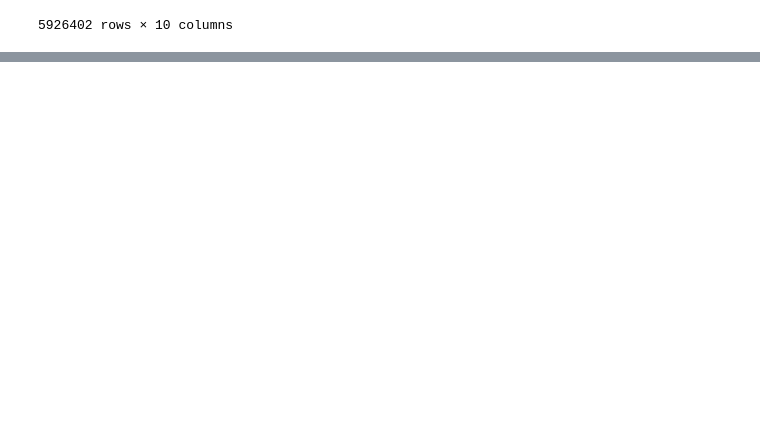
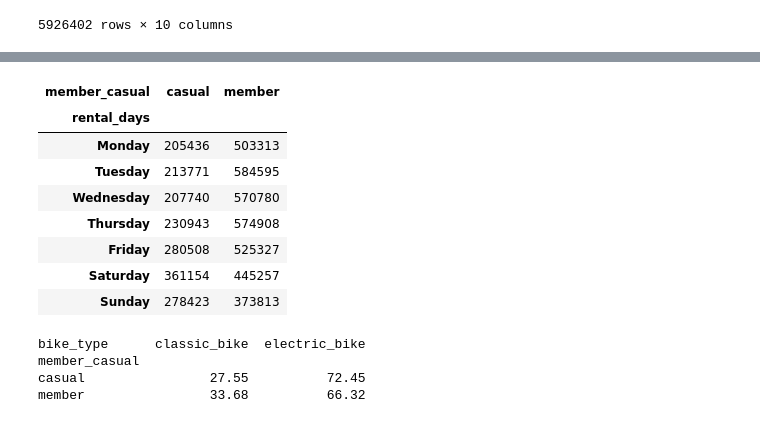
Before and after one commit to Rifaldibon/Cyclistic-Bike---Share-Marketing-Analytics, a Jupyter notebook: analyze_data.ipynb, the cells around one changed output, grey strips where cells are left out. Saved outputs shown, nothing was run; the diff lists cells and outputs as text; code cells hidden in the pictures; blank space fills up the shorter version.

```diff
--- a/analyze_data.ipynb
+++ b/analyze_data.ipynb
@@ -55,0 +213,36 @@ df
+# %%
+# -----------------------------------------------------------------------------
+# Prepare weekday ordering and compute counts by day & membership status
+# - Convert rental_days to a categorical with an explicit order so groupby results are sorted Monday-Sunday.
+# - Group by rental_days and member_casual to get the usage pattern across weekdays/weekends.
+# -----------------------------------------------------------------------------
+
+days_order = ['Monday', 'Tuesday', 'Wednesday', 'Thursday', 'Friday', 'Saturday', 'Sunday']
+
+df['rental_days'] = pd.Categorical(df['rental_days'], categories=days_order, ordered=True)
+
+days_pattern = df.groupby(['rental_days', 'member_casual'], observed=False).size().unstack().sort_values('rental_days')
+days_pattern
+# %% [output]
+| member_casual | casual | member |
+| rental_days |  |  |
+| Monday | 205436 | 503313 |
+| Tuesday | 213771 | 584595 |
+| Wednesday | 207740 | 570780 |
+| Thursday | 230943 | 574908 |
+| Friday | 280508 | 525327 |
+| Saturday | 361154 | 445257 |
+| Sunday | 278423 | 373813 |
+# %%
+# -----------------------------------------------------------------------------
+# Bike type preference by user group
+# Compute normalized counts (percentages) of bike_type within each member_casual group to see preference for electric vs classic bikes.
+# -----------------------------------------------------------------------------
+
+bike_pattern = df.groupby('member_casual')['bike_type'].value_counts(normalize=True).unstack() * 100
+print(bike_pattern.round(2))
+# %% [output]
+bike_type      classic_bike  electric_bike
+member_casual
+casual                27.55          72.45
+member                33.68          66.32
```
Also changed, not shown: parts of 14 cells of this notebook, 2 other files.
